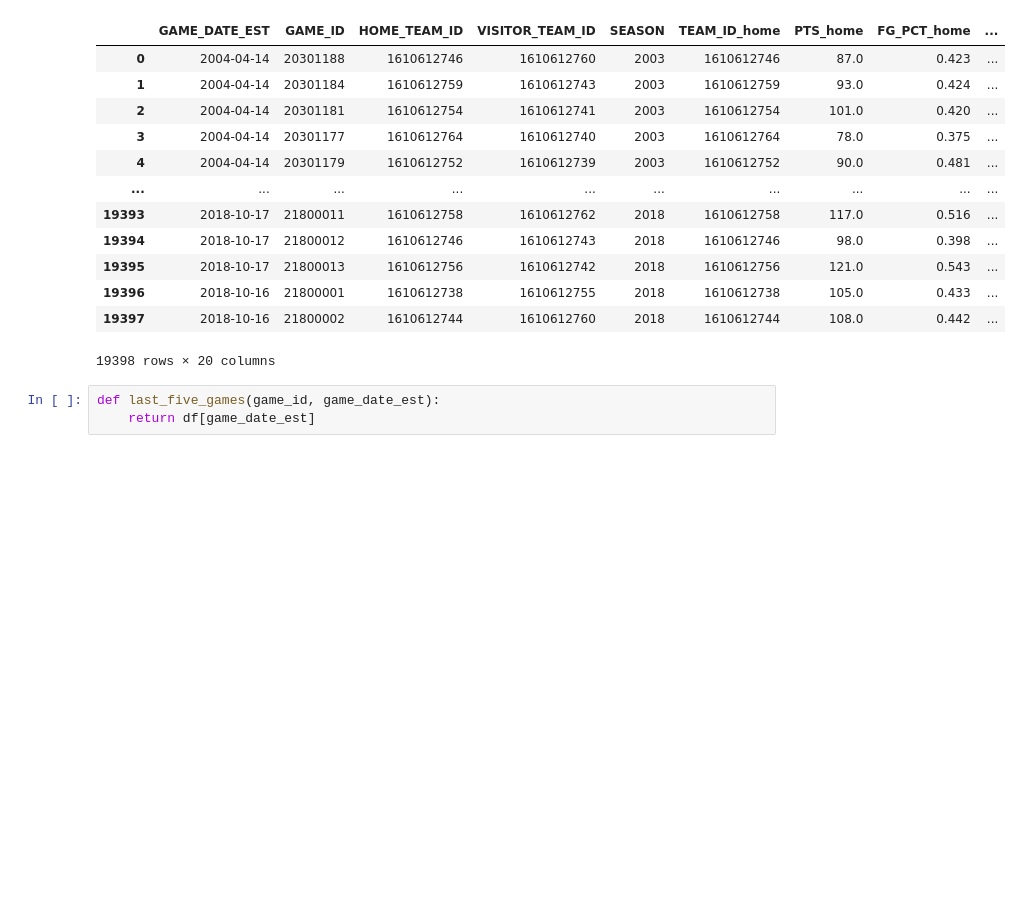
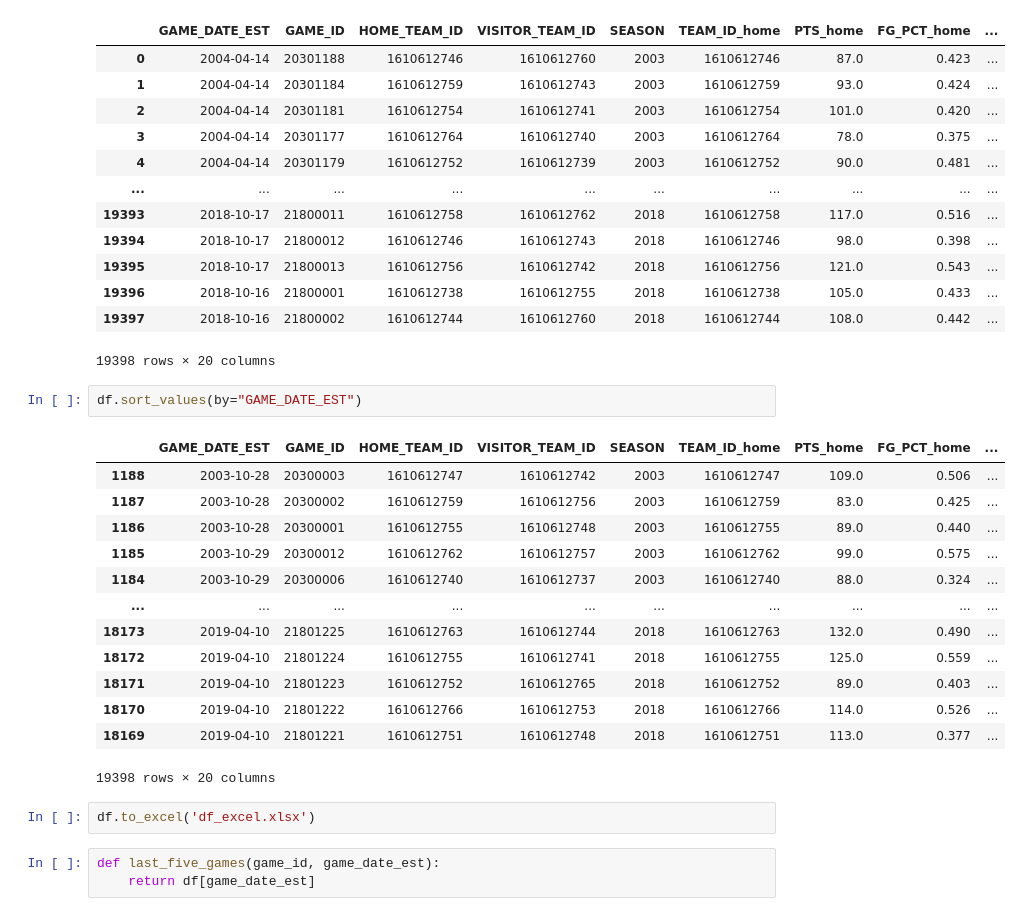
Before and after one commit to robertomanzanolopez/nba_statistics_prediction, a Jupyter notebook: Modified_dataframe.ipynb, the cells around one changed output. Cells and saved outputs as stored; diff of their text form; blank space fills up the shorter version.

```diff
--- a/Modified_dataframe.ipynb
+++ b/Modified_dataframe.ipynb
@@ -67,6 +67,24 @@ df
 | 19396 | 2018-10-16 | 21800001 | 1610612738 | 1610612755 | 2018 | 1610612738 | 105.0 | 0.433 | ... |
 | 19397 | 2018-10-16 | 21800002 | 1610612744 | 1610612760 | 2018 | 1610612744 | 108.0 | 0.442 | ... |
 19398 rows × 20 columns
+# %%
+df.sort_values(by="GAME_DATE_EST")
+# %% [output]
+|  | GAME_DATE_EST | GAME_ID | HOME_TEAM_ID | VISITOR_TEAM_ID | SEASON | TEAM_ID_home | PTS_home | FG_PCT_home | ... |
+| 1188 | 2003-10-28 | 20300003 | 1610612747 | 1610612742 | 2003 | 1610612747 | 109.0 | 0.506 | ... |
+| 1187 | 2003-10-28 | 20300002 | 1610612759 | 1610612756 | 2003 | 1610612759 | 83.0 | 0.425 | ... |
+| 1186 | 2003-10-28 | 20300001 | 1610612755 | 1610612748 | 2003 | 1610612755 | 89.0 | 0.440 | ... |
+| 1185 | 2003-10-29 | 20300012 | 1610612762 | 1610612757 | 2003 | 1610612762 | 99.0 | 0.575 | ... |
+| 1184 | 2003-10-29 | 20300006 | 1610612740 | 1610612737 | 2003 | 1610612740 | 88.0 | 0.324 | ... |
+| ... | ... | ... | ... | ... | ... | ... | ... | ... | ... |
+| 18173 | 2019-04-10 | 21801225 | 1610612763 | 1610612744 | 2018 | 1610612763 | 132.0 | 0.490 | ... |
+| 18172 | 2019-04-10 | 21801224 | 1610612755 | 1610612741 | 2018 | 1610612755 | 125.0 | 0.559 | ... |
+| 18171 | 2019-04-10 | 21801223 | 1610612752 | 1610612765 | 2018 | 1610612752 | 89.0 | 0.403 | ... |
+| 18170 | 2019-04-10 | 21801222 | 1610612766 | 1610612753 | 2018 | 1610612766 | 114.0 | 0.526 | ... |
+| 18169 | 2019-04-10 | 21801221 | 1610612751 | 1610612748 | 2018 | 1610612751 | 113.0 | 0.377 | ... |
+19398 rows × 20 columns
+# %%
+df.to_excel('df_excel.xlsx')
 # %%
 def last_five_games(game_id, game_date_est):
     return df[game_date_est]
```
Also changed, not shown: 1 other file.
